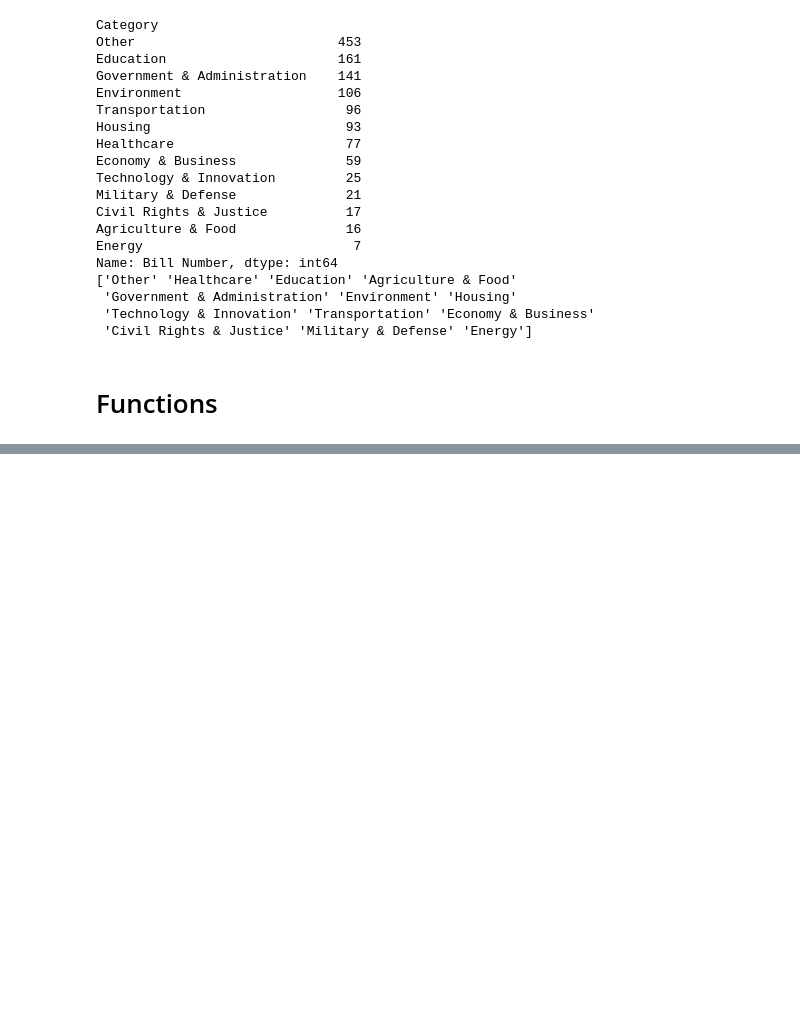
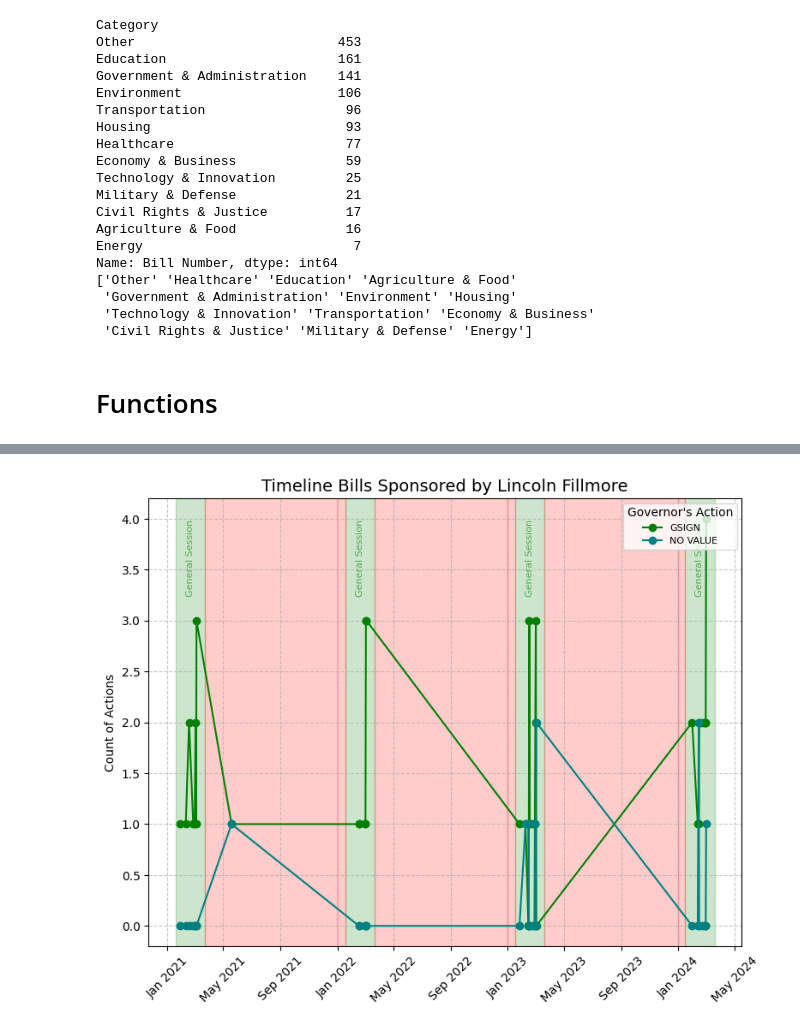
Before and after one commit to CristylePGarrard/ElectionTime, a Jupyter notebook: legislative_branch_kpi.ipynb, the cells around one changed output, grey strips where cells are left out. Cells and saved outputs as stored; diff of their text form; code cells hidden in the pictures; blank space fills up the shorter version.

```diff
--- a/legislative_branch_kpi.ipynb
+++ b/legislative_branch_kpi.ipynb
@@ -937,0 +1067,80 @@ Treemap Chart for Todd Weiler in District 8 has been created with 68 bills.
+# %%
+from pandas.tseries.holiday import USFederalHolidayCalendar as calendar
+
+name_on_ballot = 'LINCOLN FILLMORE'
+
+df = merged_df.copy()
+
+candidate_bills = df[df['Name on Ballot'] == name_on_ballot]
+candidate_name = " ".join([x.capitalize() for x in name_on_ballot.split()])
+display_district = candidate_bills['Display District'].iloc[0] if not candidate_bills.empty else "N/A"
+total_bills = len(candidate_bills)
+office = candidate_bills['Office'].iloc[0] if not candidate_bills.empty else "N/A"
+
+# Prepare the timeline data
+candidate_bills['Date Passed'] = pd.to_datetime(candidate_bills['Date Passed'])
+timeline_data = candidate_bills.groupby(['Date Passed', 'Governor\'s Action']).size().unstack(fill_value=0)
+
+# Create the figure and axis
+fig, ax = plt.subplots(figsize=(8, 6))
+
+# Plot each action as a line on the timeline
+for action in timeline_data.columns:
+    ax.plot(timeline_data.index, timeline_data[action],
+            label=action,
+            marker='o',
+            color=color_map.get(action, 'black'))
+
+ax.set_title(f"Timeline Bills Sponsored by {candidate_name}", fontsize=14)
+ax.set_ylabel("Count of Actions")
+ax.set_xlabel("")
+ax.legend(title='Governor\'s Action', loc='upper right', fontsize=8)
+ax.grid(True, linestyle='--', alpha=0.7)
+ax.xaxis.set_major_formatter(mdates.DateFormatter('%b %Y'))
+
+# Define US federal holidays
+holidays = calendar().holidays(start=candidate_bills['Date Passed'].min(), end=candidate_bills['Date Passed'].max())
+
+# Determine General Session start and end dates for each year
+for year in range(candidate_bills['Date Passed'].dt.year.min(), candidate_bills['Date Passed'].dt.year.max() + 1):
+    # Find the 3rd Monday in January
+    jan = pd.Timestamp(f'{year}-01-01')
+    third_monday = jan + pd.DateOffset(weeks=2, weekday=0)  # 0 = Monday
+
+    # Find the first Tuesday after the third Monday
+    start_date = third_monday + pd.DateOffset(weekday=1)  # 1 = Tuesday
+
+    # Calculate the end date, which is 45 weekdays after the start date, excluding holidays
+    business_days = pd.bdate_range(start_date, periods=60)  # Create a range longer than 45 to accommodate holidays
+    # Remove holiday dates
+    general_session_days = [day for day in business_days if day not in holidays][:45]  # Only keep the first 45 days
+    end_date = general_session_days[-1] if general_session_days else start_date
+
+
+    # Add green shading for the General Session period
+    ax.axvspan(start_date, end_date, color='green', alpha=0.2)
+    mid_point = general_session_days[0] + (general_session_days[-1] - general_session_days[0]) / 2
+    ax.text(mid_point, ax.get_ylim()[1] * 0.95, 'General Session',
+            ha='center', va='top', fontsize=8, color='green', alpha=0.6, rotation=90)
+
+
+    # Add red shading for the period before and after the General Session
+    if year > candidate_bills['Date Passed'].dt.year.min():
+        ax.axvspan(pd.Timestamp(f'{year}-01-01'), start_date, color='red', alpha=0.2)
+    if year < candidate_bills['Date Passed'].dt.year.max():
+        ax.axvspan(end_date, pd.Timestamp(f'{year}-12-31'), color='red', alpha=0.2)
+
+    # Shade before and after the general session for special sessions
+    # ax.axvspan(pd.Timestamp(f'{year}-01-01'), general_session_days[0], color='red', alpha=0.05)
+    # ax.axvspan(general_session_days[-1], pd.Timestamp(f'{year}-12-31'), color='red', alpha=0.05)
+
+    # # Add text for the special session area
+    # ax.text(general_session_days[0] - pd.Timedelta(days=10), ax.get_ylim()[1] * 0.95, 'Special Session',
+    #         ha='center', va='top', fontsize=8, color='red', alpha=0.6, rotation=90)
+
+
+plt.tight_layout()
+plt.xticks(rotation=45)
+plt.show()
+# %% [output]
+[figure, added]
```
Also changed, not shown: parts of 5 cells of this notebook.
